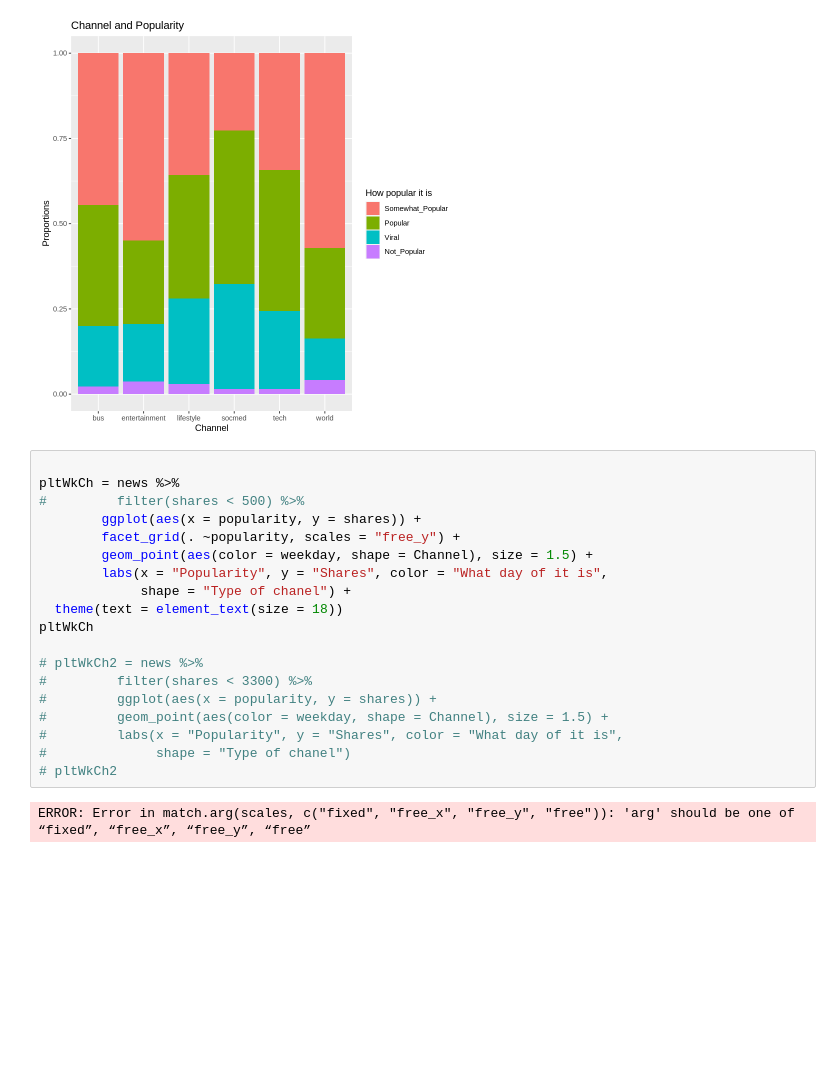
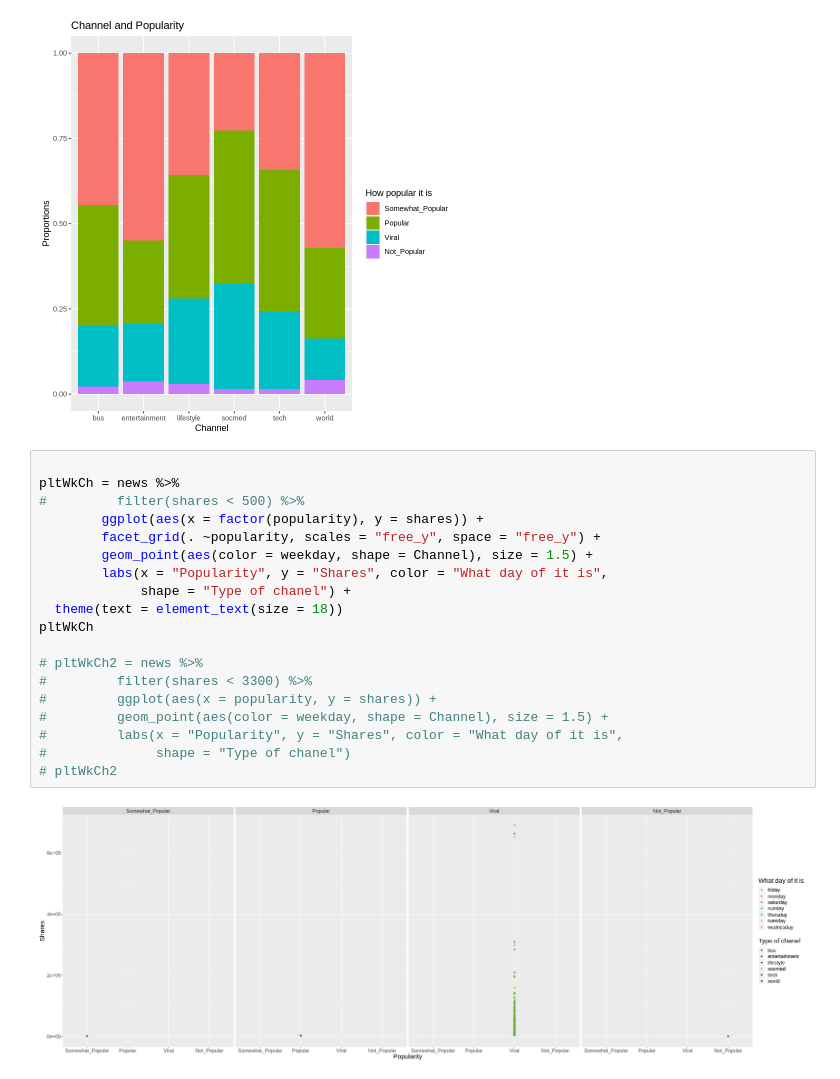
Before and after one commit to nkoda/DSCI100Project, a Jupyter notebook: proposal.ipynb, the cells around one changed output. Saved outputs shown, nothing was run; the diff lists cells and outputs as text; blank space fills up the shorter version.

Commit message:
added plots

```diff
--- a/proposal.ipynb
+++ b/proposal.ipynb
@@ -106,21 +106,21 @@ pltChannels
 # %%
 
 pltWkCh = news %>%
 #         filter(shares < 500) %>%
-        ggplot(aes(x = popularity, y = shares)) +
-        facet_grid(. ~popularity, scales = "free_y") +
+        ggplot(aes(x = factor(popularity), y = shares)) +
+        facet_grid(. ~popularity, scales = "free_y", space = "free_y") +
         geom_point(aes(color = weekday, shape = Channel), size = 1.5) +
         labs(x = "Popularity", y = "Shares", color = "What day of it is",
              shape = "Type of chanel") +
   theme(text = element_text(size = 18))
 pltWkCh
 
 # pltWkCh2 = news %>%
 #         filter(shares < 3300) %>%
 #         ggplot(aes(x = popularity, y = shares)) +
 #         geom_point(aes(color = weekday, shape = Channel), size = 1.5) +
 #         labs(x = "Popularity", y = "Shares", color = "What day of it is",
 #              shape = "Type of chanel")
 # pltWkCh2
 # %% [output]
-ERROR: Error in match.arg(scales, c("fixed", "free_x", "free_y", "free")): 'arg' should be one of “fixed”, “free_x”, “free_y”, “free”
+[figure, added]
```
Also changed, not shown: parts of 1 cell of this notebook.
